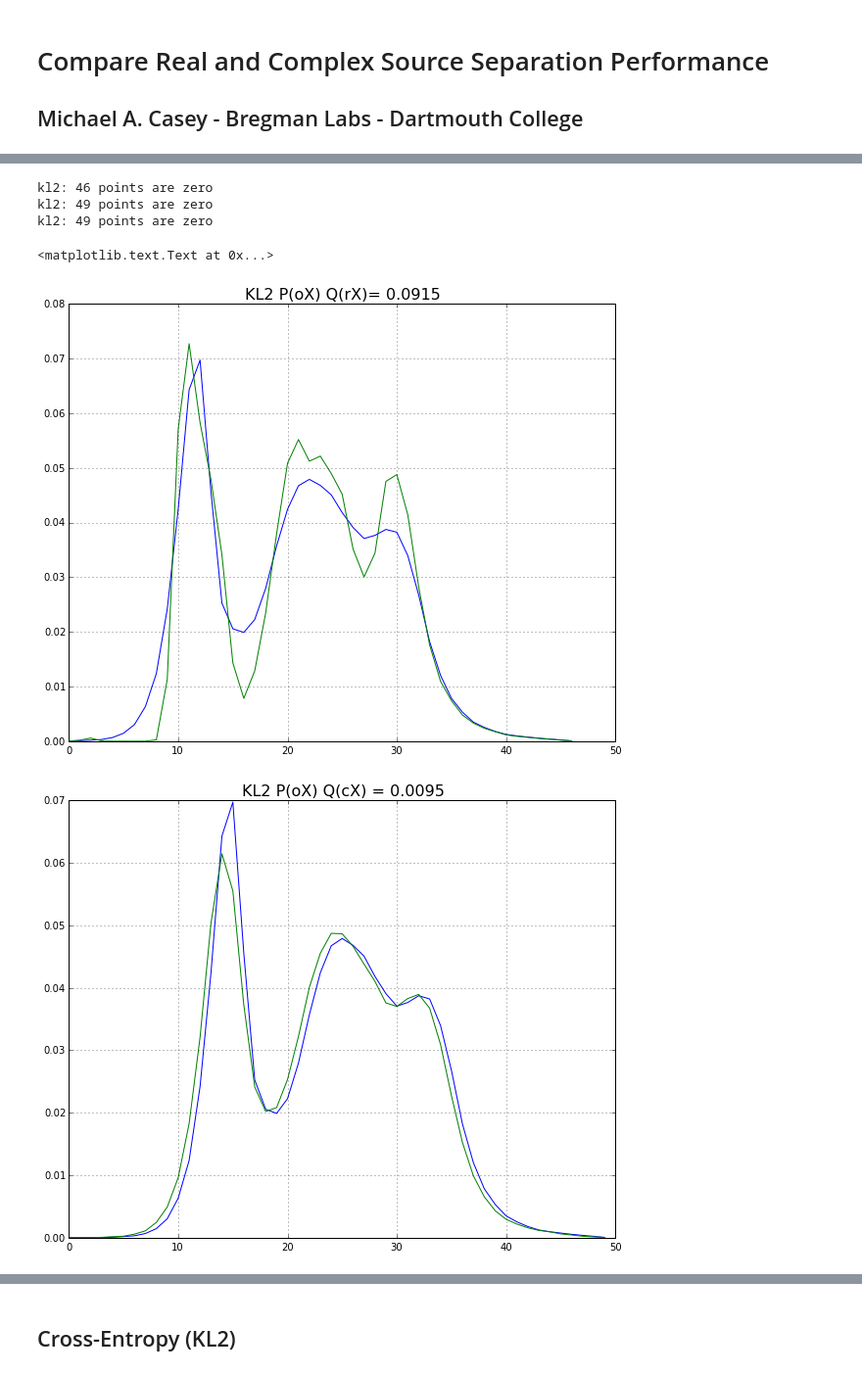
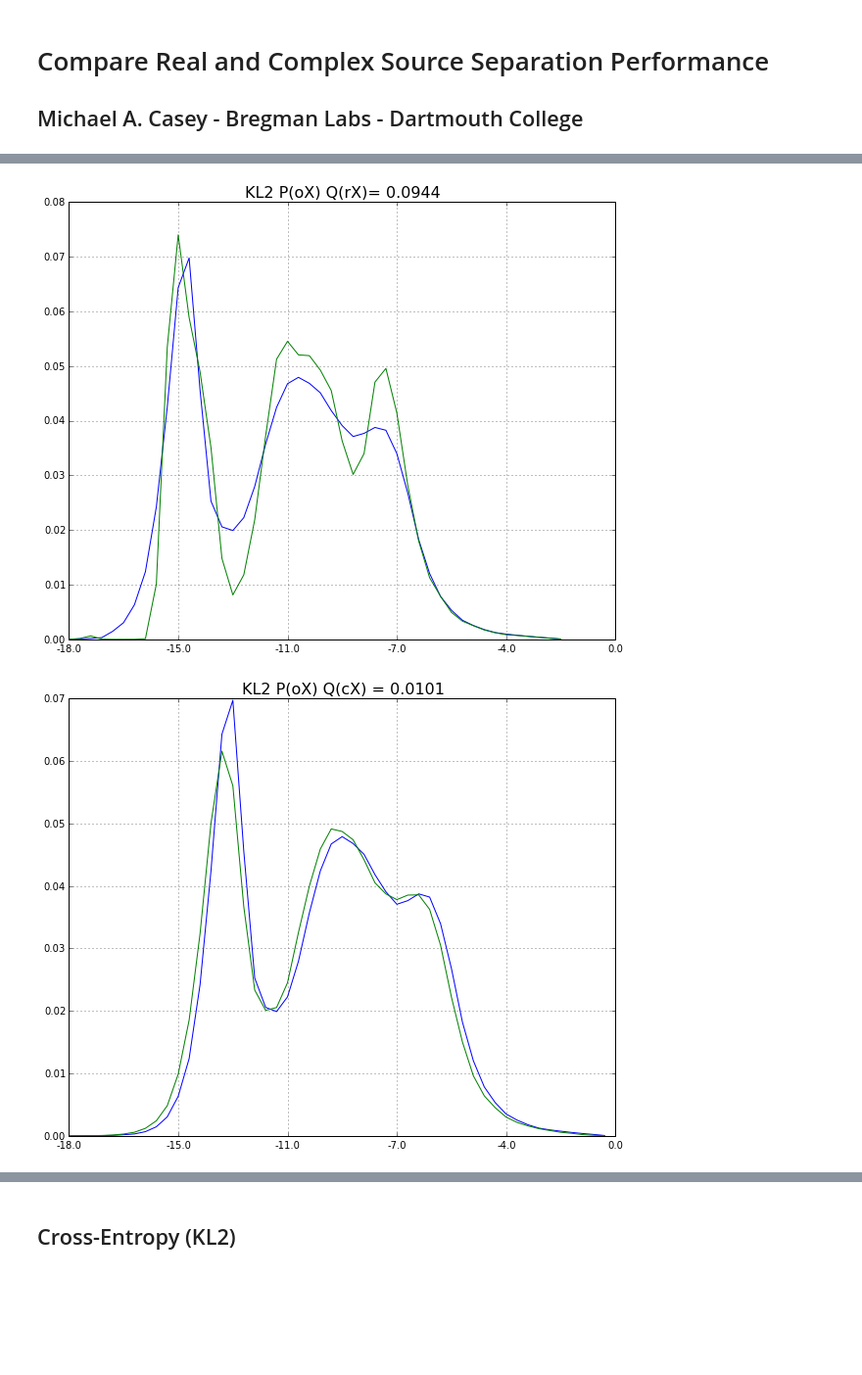
Before and after one commit to bregmanstudio/cseparate, a Jupyter notebook: complexrealseparate.ipynb, the cells around one changed output, grey strips where cells are left out. Shown at 98% size. Drawn from its saved outputs; the diff is of its cells as text; code cells hidden in the pictures; blank space fills up the shorter version.

Commit message:
refactored to make comparison between Real and Complex more fair and easier

```diff
--- a/complexrealseparate.ipynb
+++ b/complexrealseparate.ipynb
@@ -161 +150,5 @@ sqerr_cmplx = (oX - cX)**2
+# %%
+reload(cs)
+# Get reconsruction spectra for real and complex at given ncomps
+Xo, Xr, Xc = rc_sep(x, ncomps=10, use_plca=True, svd_only=True, pre_emphasis=True, transpose_spectrum=True)
 # %%
@@ -181,6 +183,8 @@ title('Complex Reconstruction Error = {:3f}'.format(sqerr_cmplx.mean()))
 # %%
 # Magnitude distribution
 # oXh, cXh, dXh
+n = min(Xo.X.shape[1],Xr.X.shape[1],Xc.X.shape[1])
+oX, rX, cX = Xo.X[:,:n],Xr.X[:,:n],Xc.X[:,:n]
 nbins=50
 subplot(221)
 idx = where((oX>0)&(rX>0)&(cX>0))
@@ -227,34 +231,19 @@ title('P(<Xo-u)')
 # %%
-# Symmetric Kullback Leibler Divergence
-def kl2(p,q):
-    """
-    { H(P,Q)-H(P) + H(Q,P)-H(Q) } / 2
-    """
-    idx = where((p>0) & (q>0))
-    p=p.copy()[idx]
-    q=q.copy()[idx]
-    p = p/p.sum()
-    q = q/q.sum()
-    plot(p)
-    plot(q)
-    grid()
-    print "kl2:", len(p) - len(idx), "points are zero"
-    a = -sum(p*log(q)) - -sum(p*log(p))
-    b = -sum(q*log(p)) - -sum(q*log(q))
-    return (a+b)/2
-
-kl_r = kl2(oXh[0],rXh[0])
-title('KL2 P(oX) Q(rX)= {:.4f}'.format(kl_r), fontsize=16)
-figure()
-kl_c = kl2(oXh[0],cXh[0])
-title('KL2 P(oX) Q(cX) = {:.4f}'.format(kl_c), fontsize=16)
-figure()
-kl_p = kl2(oPh[0],cPh[0])
-title('KL2 P(oP) Q(cP) = {:.4f}'.format(kl_p), fontsize=16)
+plotting=True
+kl_r = kl2(oXh[0],rXh[0],plotting)
+if plotting:
+    xticks(arange(0,len(oXh[1]),10),oXh[1][::10].round())
+    title('KL2 P(oX) Q(rX)= {:.4f}'.format(kl_r), fontsize=16)
+    figure()
+kl_c = kl2(oXh[0],cXh[0],plotting)
+if plotting:
+    xticks(arange(0,len(oXh[1]),10),oXh[1][::10].round())
+    title('KL2 P(oX) Q(cX) = {:.4f}'.format(kl_c), fontsize=16)
+    figure()
+kl_p = kl2(oPh[0],cPh[0],plotting)
+if plotting:
+    xticks(arange(0,len(oXh[1]),10),oXh[1][::10].round())
+    title('KL2 P(oP) Q(cP) = {:.4f}'.format(kl_p), fontsize=16)
 # %% [output]
-kl2: 46 points are zero
-kl2: 49 points are zero
-kl2: 49 points are zero
-<matplotlib.text.Text at 0x...>
-[figure, old version]
+[figure, new version]
-[figure, old version]
+[figure, new version]
```
Also changed, not shown: parts of 24 cells of this notebook, 1 other file.
